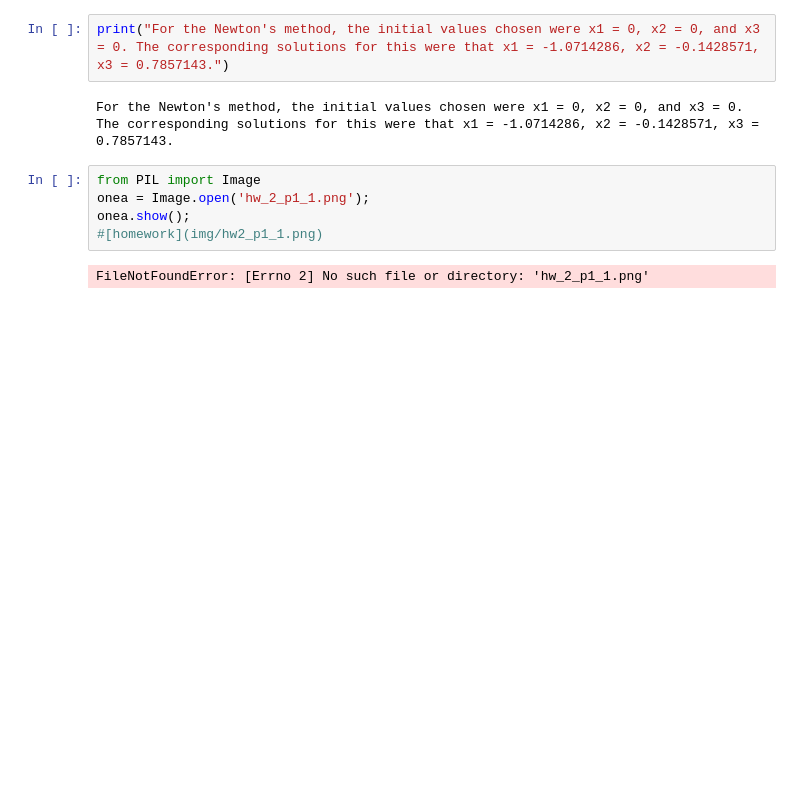
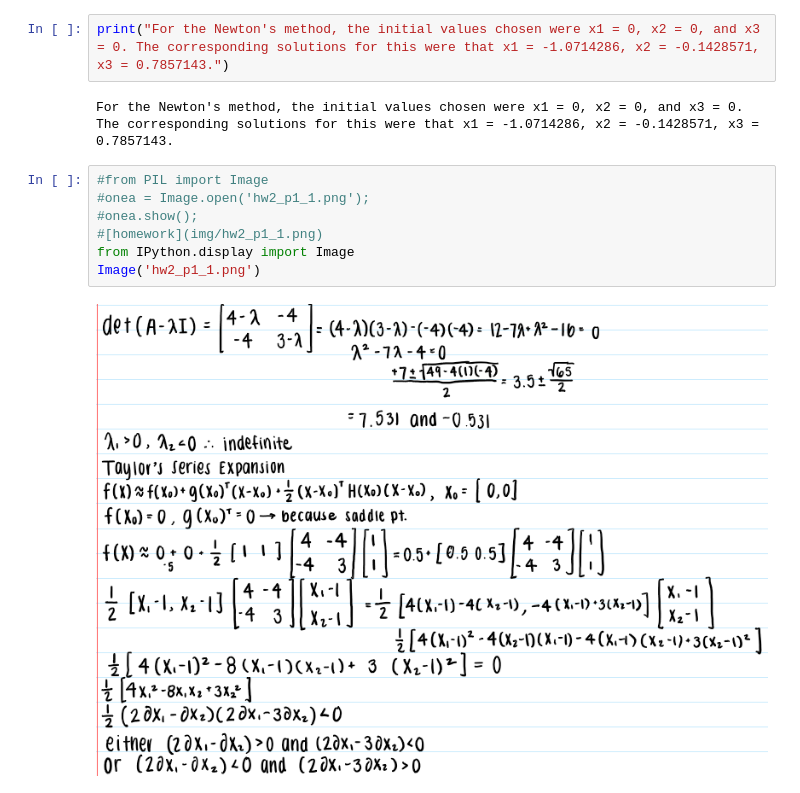
Before and after one commit to kphill1/DesignOptimization2021Fall, a Jupyter notebook: Homework 2.ipynb, the cells around one changed output. Saved outputs shown, nothing was run; the diff lists cells and outputs as text; blank space fills up the shorter version.

Commit message:
Displayed the pictures for problems 1-5

```diff
--- a/Homework 2.ipynb
+++ b/Homework 2.ipynb
@@ -276,10 +276,12 @@ For the Gradient Descent method, the initial values chosen were x1 = 0, x2 = 0,
 print("For the Newton's method, the initial values chosen were x1 = 0, x2 = 0, and x3 = 0. The corresponding solutions for this were that x1 = -1.0714286, x2 = -0.1428571, x3 = 0.7857143.")
 # %% [output]
 For the Newton's method, the initial values chosen were x1 = 0, x2 = 0, and x3 = 0. The corresponding solutions for this were that x1 = -1.0714286, x2 = -0.1428571, x3 = 0.7857143.
-# %%
-from PIL import Image
-onea = Image.open('hw_2_p1_1.png');
-onea.show();
-#[homework](img/hw2_p1_1.png)
-# %% [output]
-FileNotFoundError: [Errno 2] No such file or directory: 'hw_2_p1_1.png'
+# %%
+#from PIL import Image
+#onea = Image.open('hw2_p1_1.png');
+#onea.show();
+#[homework](img/hw2_p1_1.png)
+from IPython.display import Image
+Image('hw2_p1_1.png')
+# %% [output]
+[figure, added]
```
Also changed, not shown: parts of 9 cells of this notebook.
